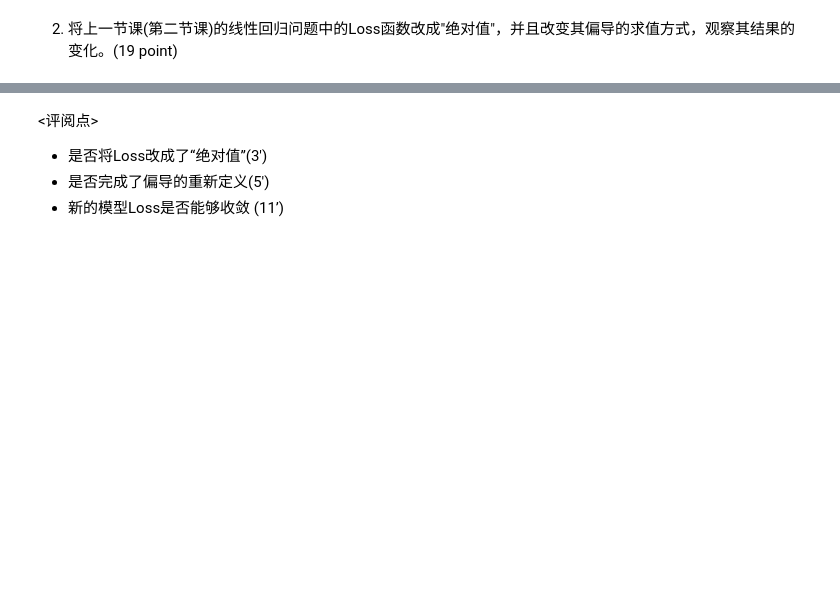
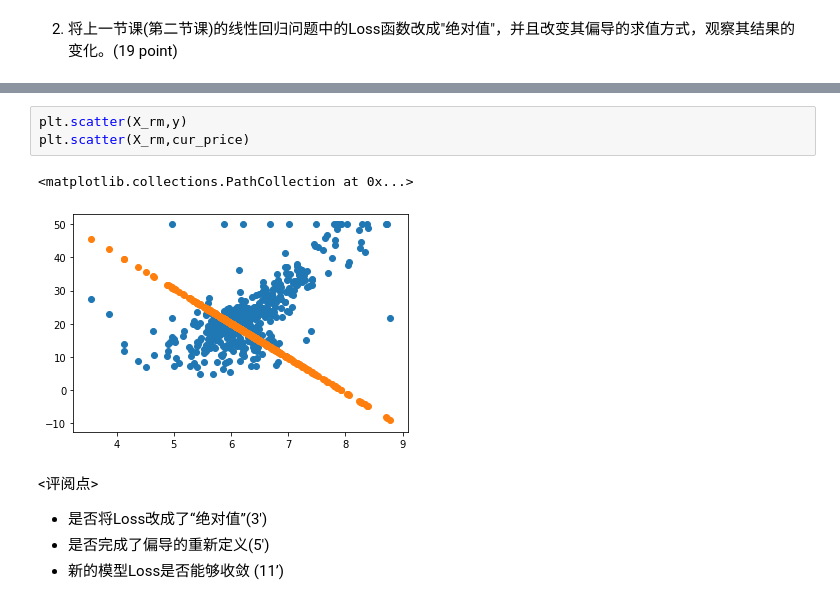
Before and after one commit to haojiefu007/MyPython, a Jupyter notebook: Nlp/assignment_3/Assignment-03.ipynb, the cells around one changed output, grey strips where cells are left out. Drawn from its saved outputs; the diff is of its cells as text; blank space fills up the shorter version.

```diff
--- a/Nlp/assignment_3/Assignment-03.ipynb
+++ b/Nlp/assignment_3/Assignment-03.ipynb
@@ -343,3 +518,9 @@ Ans:
+# %%
+plt.scatter(X_rm,y)
+plt.scatter(X_rm,cur_price)
+# %% [output]
+<matplotlib.collections.PathCollection at 0x...>
+[figure, added]
 # %% [markdown]
 <评阅点>
 + 是否将Loss改成了“绝对值”(3')
```
Also changed, not shown: parts of 29 cells of this notebook.
